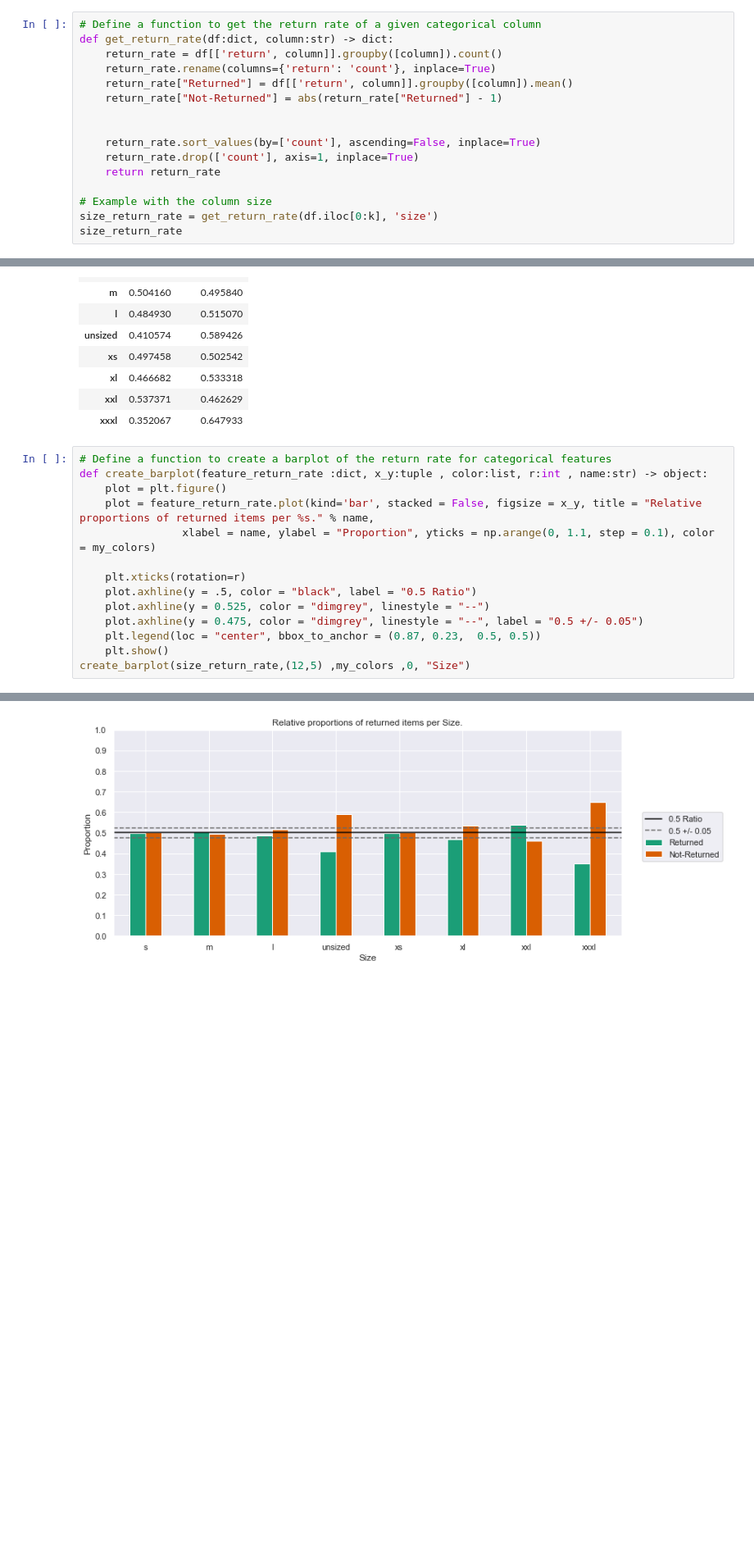
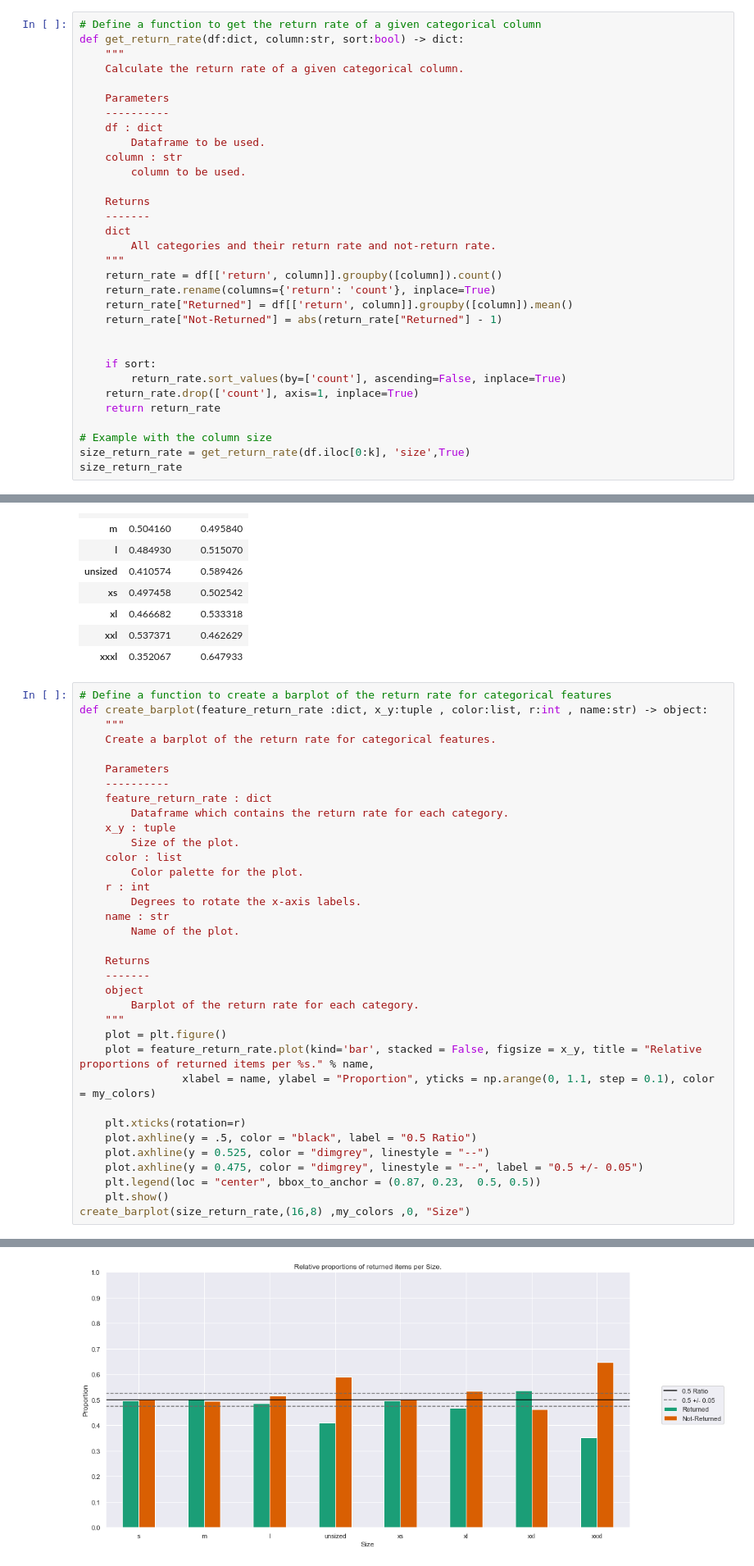
Before and after one commit to teodor-georgiev/Online-Retailer-Analysis-2014, a Jupyter notebook: 2. Feature Engineering.ipynb, the cells around one changed output, grey strips where cells are left out. Shown at 82% size. Saved outputs shown, nothing was run; the diff lists cells and outputs as text; blank space fills up the shorter version.

```diff
--- a/2. Feature Engineering.ipynb
+++ b/2. Feature Engineering.ipynb
@@ -101,19 +100,35 @@ delivery_date_frame
 We define a couple of useful functions which will give us help us in determining the return rate of a categorical or integer feature, as well as creating a graphical representation of the data.
 # %%
 # Define a function to get the return rate of a given categorical column
-def get_return_rate(df:dict, column:str) -> dict:
+def get_return_rate(df:dict, column:str, sort:bool) -> dict:
+    """
+    Calculate the return rate of a given categorical column.
+
+    Parameters
+    ----------
+    df : dict
+        Dataframe to be used.
+    column : str
+        column to be used.
+
+    Returns
+    -------
+    dict
+        All categories and their return rate and not-return rate.
+    """
     return_rate = df[['return', column]].groupby([column]).count()
     return_rate.rename(columns={'return': 'count'}, inplace=True)
     return_rate["Returned"] = df[['return', column]].groupby([column]).mean()
     return_rate["Not-Returned"] = abs(return_rate["Returned"] - 1)
 
 
-    return_rate.sort_values(by=['count'], ascending=False, inplace=True)
+    if sort:
+        return_rate.sort_values(by=['count'], ascending=False, inplace=True)
     return_rate.drop(['count'], axis=1, inplace=True)
     return return_rate
 
 # Example with the column size
-size_return_rate = get_return_rate(df.iloc[0:k], 'size')
+size_return_rate = get_return_rate(df.iloc[0:k], 'size',True)
 size_return_rate
 # %% [output]
 |  | Returned | Not-Returned |
@@ -129,19 +144,40 @@ size_return_rate
 # %%
 # Define a function to create a barplot of the return rate for categorical features
 def create_barplot(feature_return_rate :dict, x_y:tuple , color:list, r:int , name:str) -> object:
+    """
+    Create a barplot of the return rate for categorical features.
+
+    Parameters
+    ----------
+    feature_return_rate : dict
+        Dataframe which contains the return rate for each category.
+    x_y : tuple
+        Size of the plot.
+    color : list
+        Color palette for the plot.
+    r : int
+        Degrees to rotate the x-axis labels.
+    name : str
+        Name of the plot.
+
+    Returns
+    -------
+    object
+        Barplot of the return rate for each category.
+    """
     plot = plt.figure()
     plot = feature_return_rate.plot(kind='bar', stacked = False, figsize = x_y, title = "Relative proportions of returned items per %s." % name,
                 xlabel = name, ylabel = "Proportion", yticks = np.arange(0, 1.1, step = 0.1), color = my_colors)
 
     plt.xticks(rotation=r)
     plot.axhline(y = .5, color = "black", label = "0.5 Ratio")
     plot.axhline(y = 0.525, color = "dimgrey", linestyle = "--")
     plot.axhline(y = 0.475, color = "dimgrey", linestyle = "--", label = "0.5 +/- 0.05")
     plt.legend(loc = "center", bbox_to_anchor = (0.87, 0.23,  0.5, 0.5))
     plt.show()
-create_barplot(size_return_rate,(12,5) ,my_colors ,0, "Size")
+create_barplot(size_return_rate,(16,8) ,my_colors ,0, "Size")
 # %% [output]
 <Figure size 432x288 with 0 Axes>
-[figure, old version]
+[figure, new version]
 # %%
 # Define function to create a box plot of returned items vs non-returned items for numerical features
```
Also changed, not shown: parts of 15 cells of this notebook, 1 other file.
